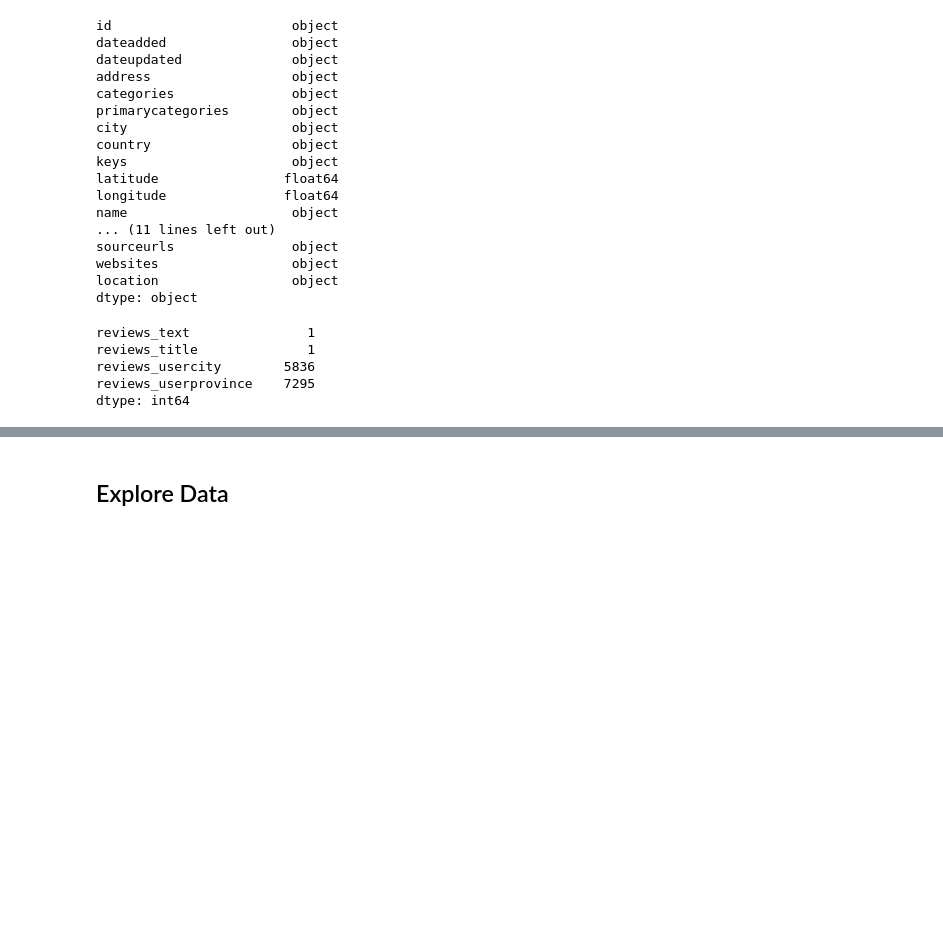
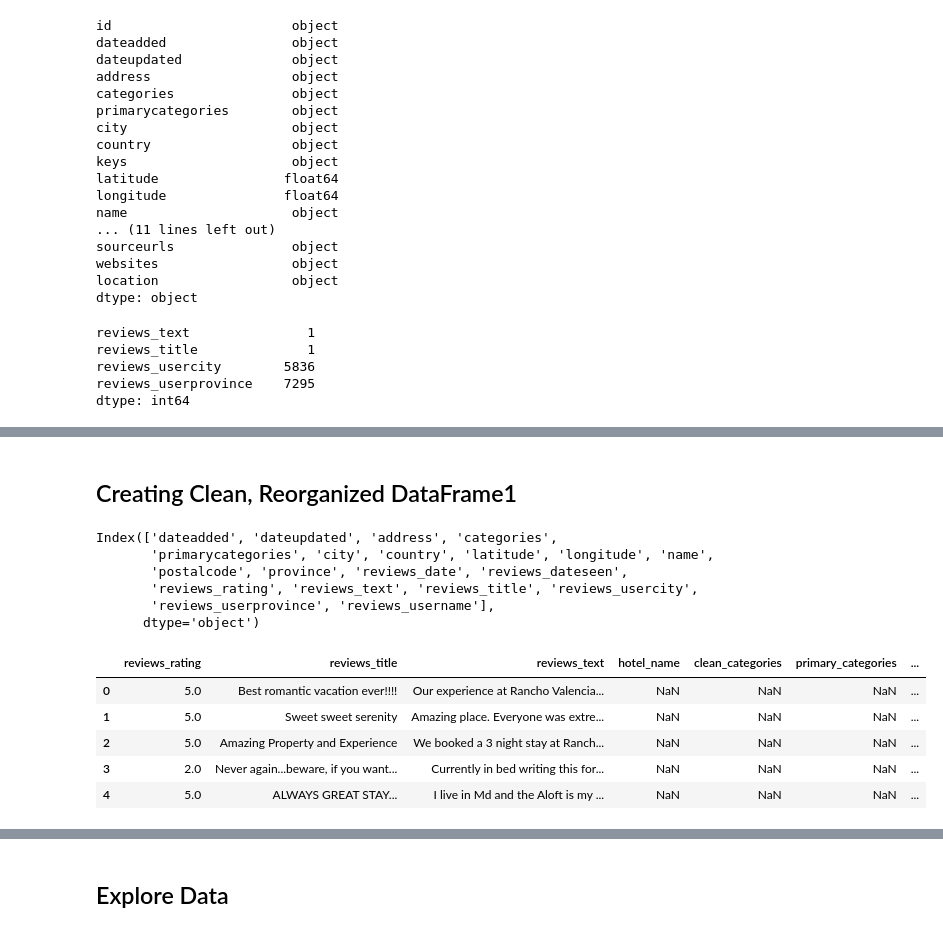
Before and after one commit to mguemon/Hotel_Review_Project, a Jupyter notebook: hotel_reviews.ipynb, the cells around one changed output, grey strips where cells are left out. Saved outputs shown, nothing was run; the diff lists cells and outputs as text; code cells hidden in the pictures; blank space fills up the shorter version.

```diff
--- a/hotel_reviews.ipynb
+++ b/hotel_reviews.ipynb
@@ -136,0 +217,23 @@ df['reviews_usercity'].fillna(value = df['city'], inplace=True)
+# %%
+# Empty dataset to put the cleaned up data
+clean_data = pd.DataFrame(index=range(0,10000), columns=['categories', 'primarycategories'])
+# %%
+for i in range(len(df0)):
+
+    single_list = []
+    # I split each row into only words after making them lower case and removing spaces
+    for each in df0.categories[i].lower().replace(' ',',').split(','):
+        # Ignoring 'and'
+        if each == 'and':
+            continue
+        # Ignoring '&'
+        elif each == '&':
+            continue
+        # With the remaining words, remove the extra 's' on the end
+        else:
+            # Append these single words to a list
+            single_list.append(endchop(each, 's'))
+
+    #Then take the single words and reduce it to the unique words with set() then make it a list so that the words
+    # can be joined back into a string.
+    clean_data.categories[i] = ', '.join(list(set(single_list)))
@@ -136,0 +319,12 @@ df['reviews_usercity'].fillna(value = df['city'], inplace=True)
+# %% [markdown]
+## Creating Clean, Reorganized DataFrame1
+# %%
+# Here are the old df0 column names
+df0.columns
+# %% [output]
+Index(['dateadded', 'dateupdated', 'address', 'categories',
+       'primarycategories', 'city', 'country', 'latitude', 'longitude', 'name',
+       'postalcode', 'province', 'reviews_date', 'reviews_dateseen',
+       'reviews_rating', 'reviews_text', 'reviews_title', 'reviews_usercity',
+       'reviews_userprovince', 'reviews_username'],
+      dtype='object')
@@ -136,0 +343,10 @@ df['reviews_usercity'].fillna(value = df['city'], inplace=True)
+# %%
+# Here is what the df1 look like so far
+df1.head()
+# %% [output]
+|  | reviews_rating | reviews_title | reviews_text | hotel_name | clean_categories | primary_categories | ... |
+| 0 | 5.0 | Best romantic vacation ever!!!! | Our experience at Rancho Valencia... | NaN | NaN | NaN | ... |
+| 1 | 5.0 | Sweet sweet serenity | Amazing place. Everyone was extre... | NaN | NaN | NaN | ... |
+| 2 | 5.0 | Amazing Property and Experience | We booked a 3 night stay at Ranch... | NaN | NaN | NaN | ... |
+| 3 | 2.0 | Never again...beware, if you want... | Currently in bed writing this for... | NaN | NaN | NaN | ... |
+| 4 | 5.0 | ALWAYS GREAT STAY... | I live in Md and the Aloft is my ... | NaN | NaN | NaN | ... |
```
Also changed, not shown: parts of 35 cells of this notebook.
